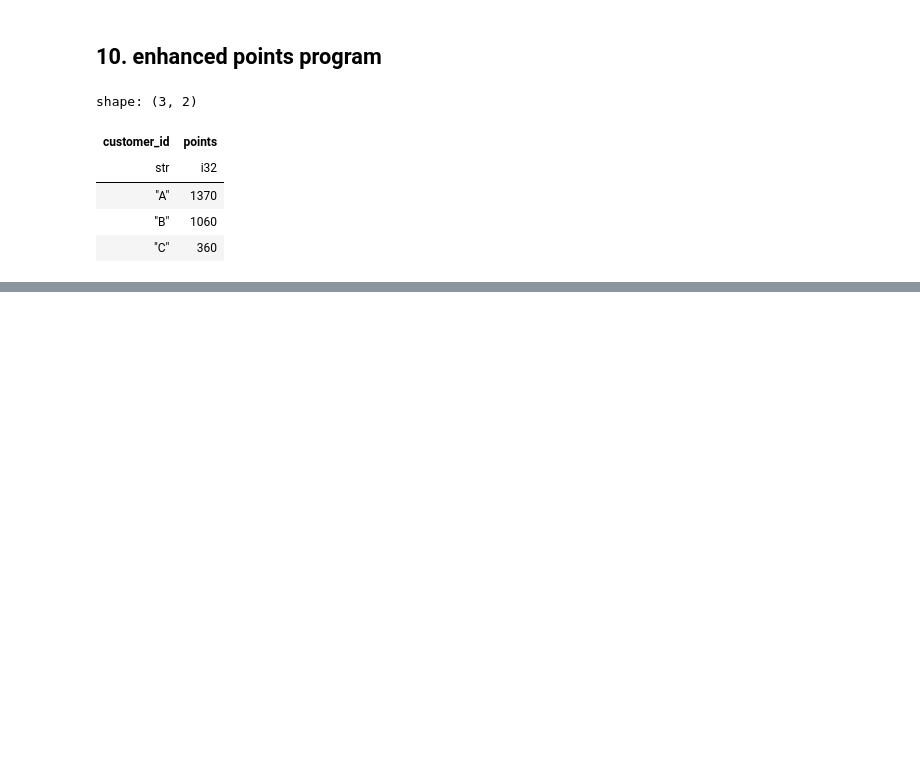
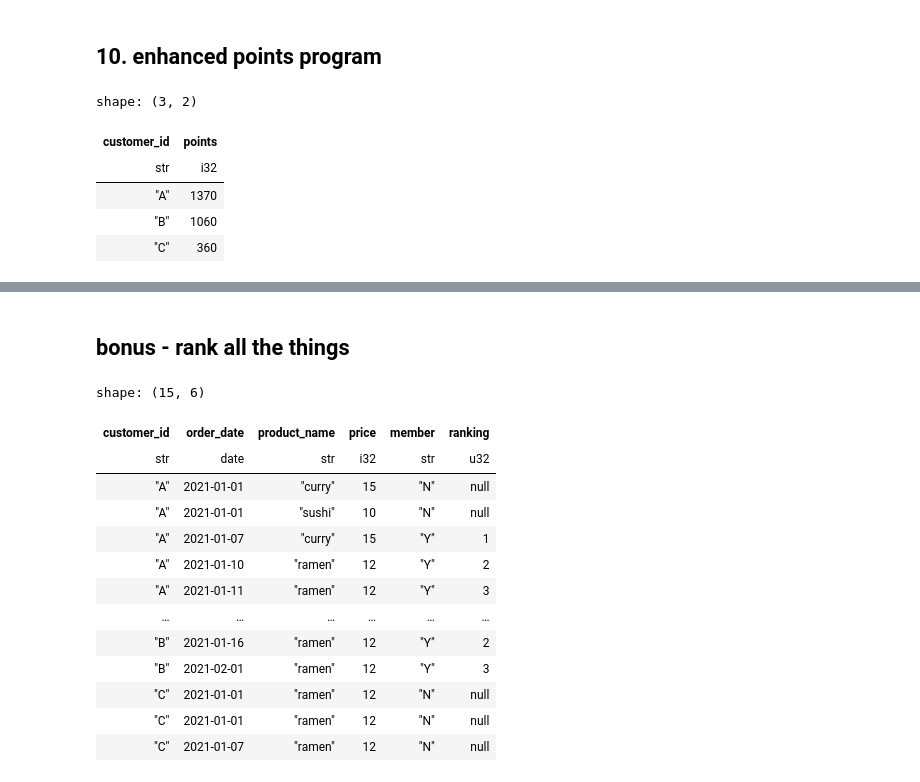
Before and after one commit to usefulmove/db-butters, a Jupyter notebook: 8-week-sql-challenge/case-1/case-1-analysis.ipynb, the cells around one changed output, grey strips where cells are left out. Cells and saved outputs as stored; diff of their text form; code cells hidden in the pictures; blank space fills up the shorter version.

Commit message:
added bonus questions to SQL and Polars analysis

```diff
--- a/8-week-sql-challenge/case-1/case-1-analysis.ipynb
+++ b/8-week-sql-challenge/case-1/case-1-analysis.ipynb
@@ -277,0 +307,34 @@ shape: (3, 2)
+# %% [markdown]
+## bonus - rank all the things
+# %%
+(sales.join(menu, how='left', on='product_id')
+      .join(members, how='left', on='customer_id')
+      .with_columns(
+          pl.when(pl.col('order_date') >= pl.col('join_date'))
+            .then(pl.lit('Y'))
+            .otherwise(pl.lit('N'))
+            .alias('member')
+      )
+      .select(['customer_id', 'order_date', 'product_name', 'price', 'member'])
+      .sort(['customer_id', 'order_date', 'product_name'])
+      .with_columns(
+          pl.when(pl.col('member') == 'Y')
+            .then(pl.col('order_date').rank('dense').over(['customer_id', 'member'], order_by=['order_date', 'product_name']).alias('ranking'))
+            .otherwise(pl.lit(None))
+      )
+)
+# %% [output]
+shape: (15, 6)
+| customer_id | order_date | product_name | price | member | ranking |
+| str | date | str | i32 | str | u32 |
+| "A" | 2021-01-01 | "curry" | 15 | "N" | null |
+| "A" | 2021-01-01 | "sushi" | 10 | "N" | null |
+| "A" | 2021-01-07 | "curry" | 15 | "Y" | 1 |
+| "A" | 2021-01-10 | "ramen" | 12 | "Y" | 2 |
+| "A" | 2021-01-11 | "ramen" | 12 | "Y" | 3 |
+| … | … | … | … | … | … |
+| "B" | 2021-01-16 | "ramen" | 12 | "Y" | 2 |
+| "B" | 2021-02-01 | "ramen" | 12 | "Y" | 3 |
+| "C" | 2021-01-01 | "ramen" | 12 | "N" | null |
+| "C" | 2021-01-01 | "ramen" | 12 | "N" | null |
+| "C" | 2021-01-07 | "ramen" | 12 | "N" | null |
```
Also changed, not shown: parts of 2 cells of this notebook, 1 other file.
